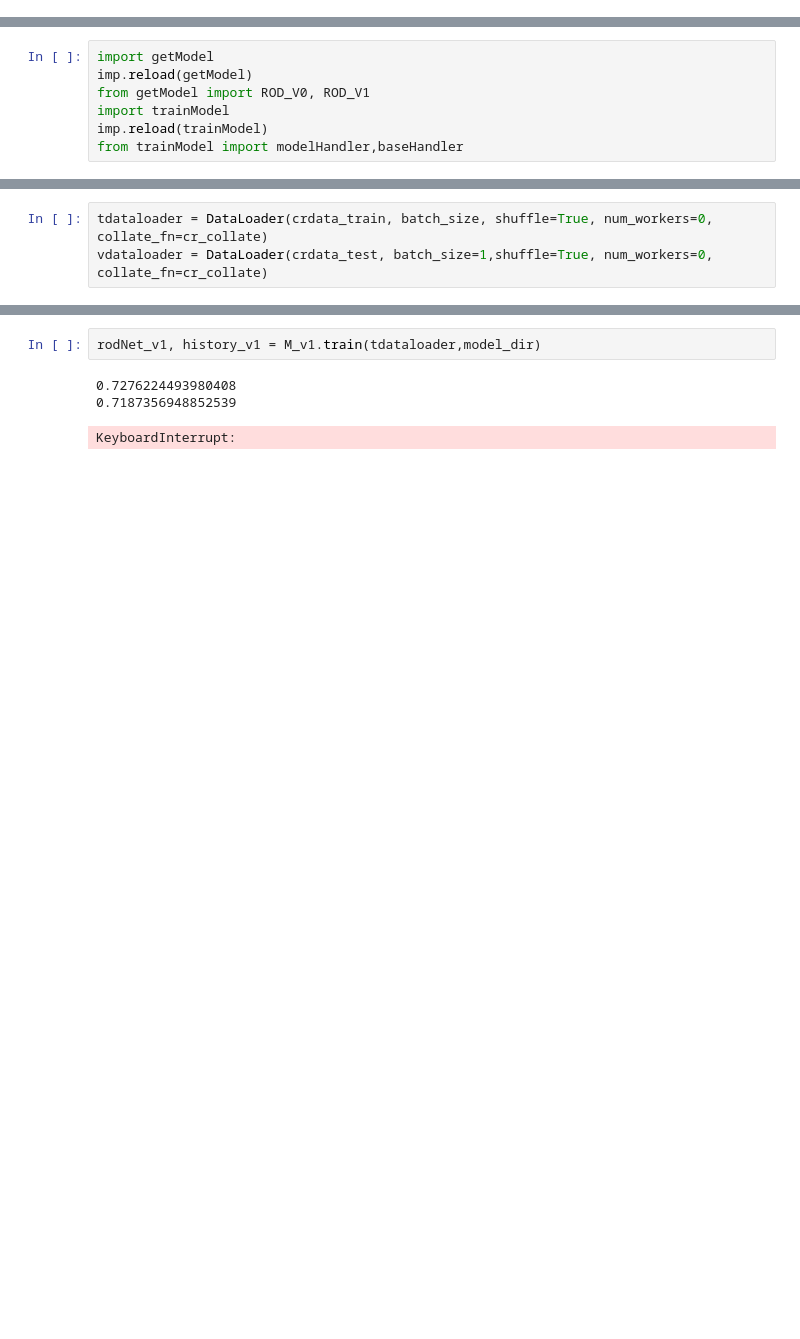
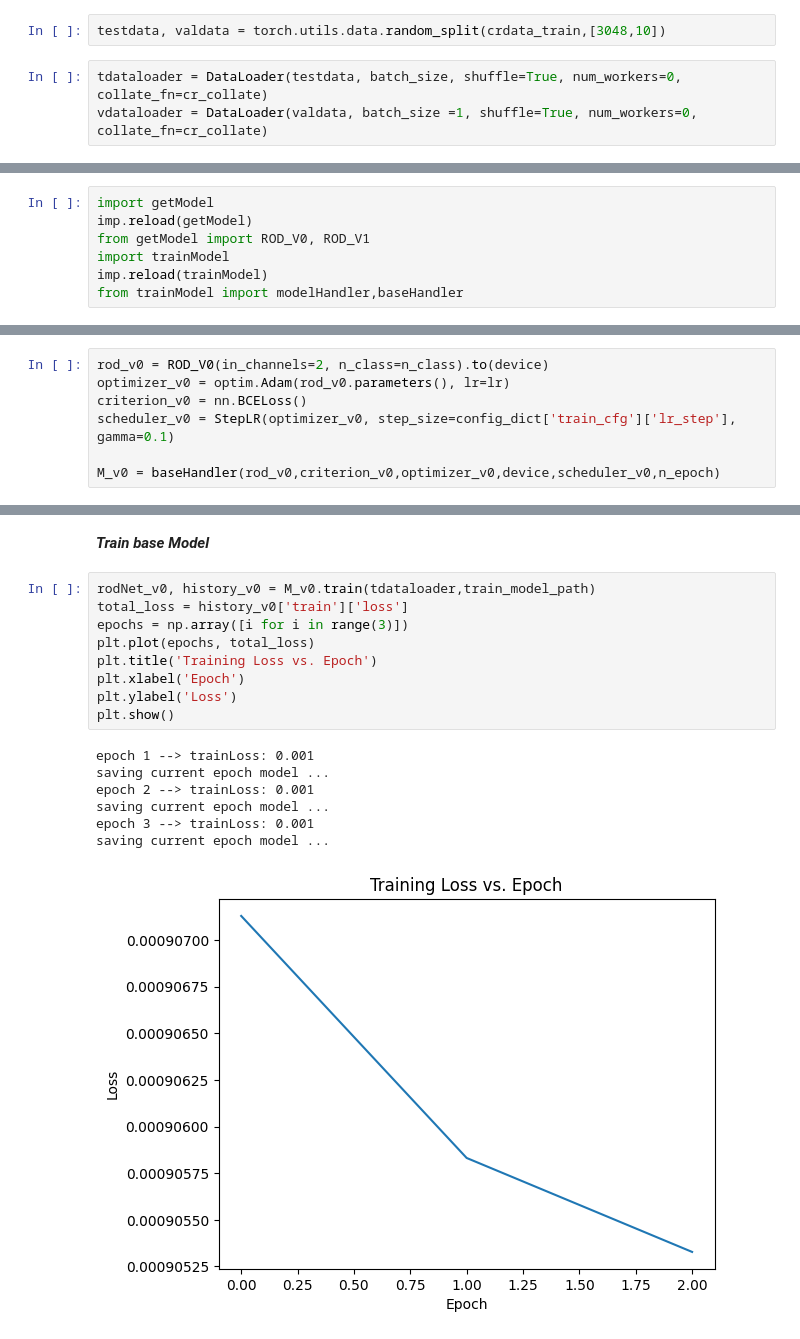
Before and after one commit to ENELEngineering/ENDG511_Project_RODNet, a Jupyter notebook: experiment.ipynb, the cells around one changed output, grey strips where cells are left out. Saved outputs shown, nothing was run; the diff lists cells and outputs as text; blank space fills up the shorter version.

```diff
--- a/experiment.ipynb
+++ b/experiment.ipynb
@@ -40,0 +48,5 @@ print(len(crdata_test))
+# %%
+testdata, valdata = torch.utils.data.random_split(crdata_train,[3048,10])
+# %%
+tdataloader = DataLoader(testdata, batch_size, shuffle=True, num_workers=0, collate_fn=cr_collate)
+vdataloader = DataLoader(valdata, batch_size =1, shuffle=True, num_workers=0, collate_fn=cr_collate)
@@ -57,3 +69,0 @@ device = torch.device('cuda:0' if torch.cuda.is_available() else 'cpu')
-# %%
-tdataloader = DataLoader(crdata_train, batch_size, shuffle=True, num_workers=0, collate_fn=cr_collate)
-vdataloader = DataLoader(crdata_test, batch_size=1,shuffle=True, num_workers=0, collate_fn=cr_collate)
@@ -63,0 +70,7 @@ if not os.path.exists(train_model_path):
+# %%
+rod_v0 = ROD_V0(in_channels=2, n_class=n_class).to(device)
+optimizer_v0 = optim.Adam(rod_v0.parameters(), lr=lr)
+criterion_v0 = nn.BCELoss()
+scheduler_v0 = StepLR(optimizer_v0, step_size=config_dict['train_cfg']['lr_step'], gamma=0.1)
+
+M_v0 = baseHandler(rod_v0,criterion_v0,optimizer_v0,device,scheduler_v0,n_epoch)
@@ -73,9 +88,22 @@ M_v1 = modelHandler(rod_v1,criterion_v1,optimizer_v1,device,scheduler_v1,n_epoch
 Number of encoder parameters: 6481152
 Number of decoder short parameters: 1200453
 Number of decoder long parameters: 28039110
-# %%
-rodNet_v1, history_v1 = M_v1.train(tdataloader,model_dir)
-# %% [output]
-0.7276224493980408
-0.7187356948852539
-KeyboardInterrupt:
+# %% [markdown]
+***Train base Model***
+# %%
+rodNet_v0, history_v0 = M_v0.train(tdataloader,train_model_path)
+total_loss = history_v0['train']['loss']
+epochs = np.array([i for i in range(3)])
+plt.plot(epochs, total_loss)
+plt.title('Training Loss vs. Epoch')
+plt.xlabel('Epoch')
+plt.ylabel('Loss')
+plt.show()
+# %% [output]
+epoch 1 --> trainLoss: 0.001
+saving current epoch model ...
+epoch 2 --> trainLoss: 0.001
+saving current epoch model ...
+epoch 3 --> trainLoss: 0.001
+saving current epoch model ...
+[figure, added]
```
Also changed, not shown: parts of 16 cells of this notebook, 1 other file.
